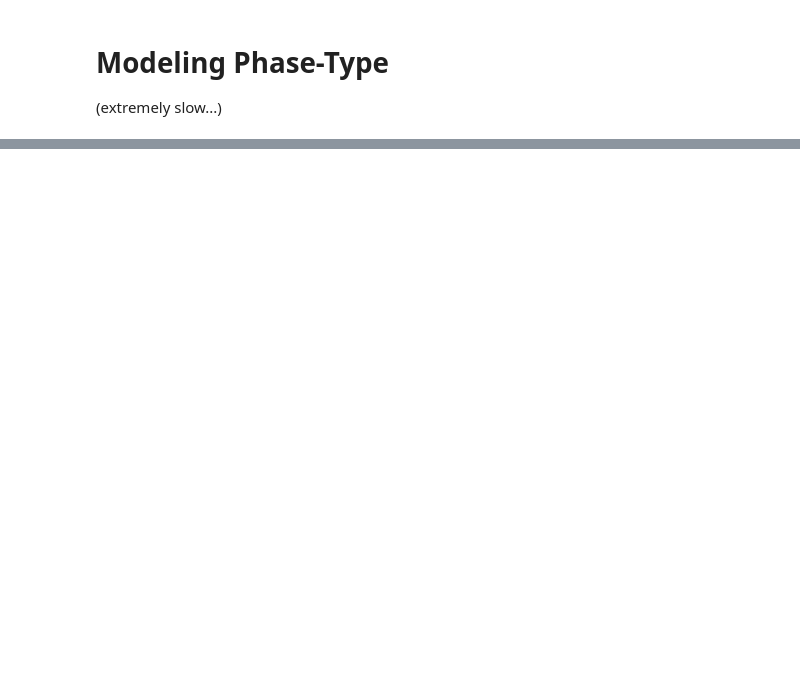
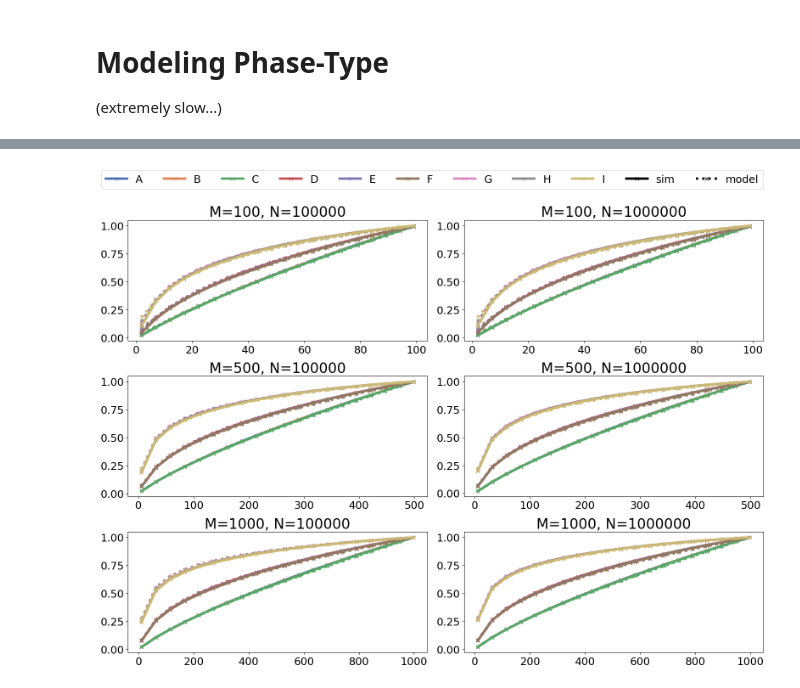
Before and after one commit to Effygal/cache-modeling, a Jupyter notebook: mrc-analysis.ipynb, the cells around one changed output, grey strips where cells are left out. Saved outputs shown, nothing was run; the diff lists cells and outputs as text; code cells hidden in the pictures; blank space fills up the shorter version.

```diff
--- a/mrc-analysis.ipynb
+++ b/mrc-analysis.ipynb
@@ -528,0 +638,75 @@ plt.show()
+# %%
+import itertools
+import seaborn as sns
+import matplotlib.pyplot as plt
+from matplotlib.lines import Line2D
+
+alphas = sorted(df_mr["alpha"].unique())
+ks = sorted(df_mr["K"].unique())
+
+labels = ['A','B','C','D','E','F','G','H','I']
+pairs = list(itertools.product(alphas, ks))  # (alpha, K) → label
+label_map = {pk: lab for pk, lab in zip(pairs, labels)}
+
+rows = []
+for r in df_mr.itertuples():
+    lab = label_map[(r.alpha, r.K)]
+    rows.append({
+        "m": r.m, "n": r.n, "C": r.C,
+        "label": lab, "type": "sim",
+        "phit": 1.0 - r.mr_he_sim
+    })
+    rows.append({
+        "m": r.m, "n": r.n, "C": r.C,
+        "label": lab, "type": "model",
+        "phit": 1.0 - r.mr_he_model
+    })
+df_plot = pd.DataFrame(rows)
+
+sns.set_palette("deep")
+font_axes = 24
+font_ticks = 18
+line_width = 4
+palette = sns.color_palette("deep", len(labels))
+color_map = dict(zip(labels, palette))
+
+fig, axes = plt.subplots(len(ms), len(ns), figsize=(16, 12), sharex=False, sharey=False)
+
+for i, m in enumerate(ms):
+    for j, n in enumerate(ns):
+        ax = axes[i, j]
+        subset = df_plot[(df_plot.m == m) & (df_plot.n == n)]
+        for label in labels:
+            data = subset[subset.label == label]
+            if data.empty:
+                continue
+            sim = data[data.type == 'sim'].sort_values('C')
+            model = data[data.type == 'model'].sort_values('C')
+            ax.plot(
+                sim.C, sim.phit,
+                marker='x', linestyle='-', linewidth=line_width,
+                color=color_map[label]
+            )
+            ax.plot(
+                model.C, model.phit,
+                marker='x', linestyle=':', linewidth=line_width,
+                color=color_map[label]
+            )
+        ax.set_title(f"M={m}, N={n}", fontsize=font_axes)
+        ax.tick_params(labelsize=font_ticks)
+
+handle_color = [
+    Line2D([], [], color=color_map[label], marker='x', linestyle='-', linewidth=line_width, label=label)
+    for label in labels
+]
+handle_type = [
+    Line2D([], [], color='black', marker='x', linestyle='-', linewidth=line_width, label='sim'),
+    Line2D([], [], color='black', marker='x', linestyle=':', linewidth=line_width, label='model')
+]
+handles = handle_color + handle_type
+legend_labels = labels + ['sim', 'model']
+
+fig.legend(handles, legend_labels, loc='upper center', ncol=len(labels)+2, fontsize=font_ticks)
+fig.tight_layout(rect=[0, 0, 1, 0.93])
+# %% [output]
+[figure, added]
```
Also changed, not shown: parts of 14 cells of this notebook.
